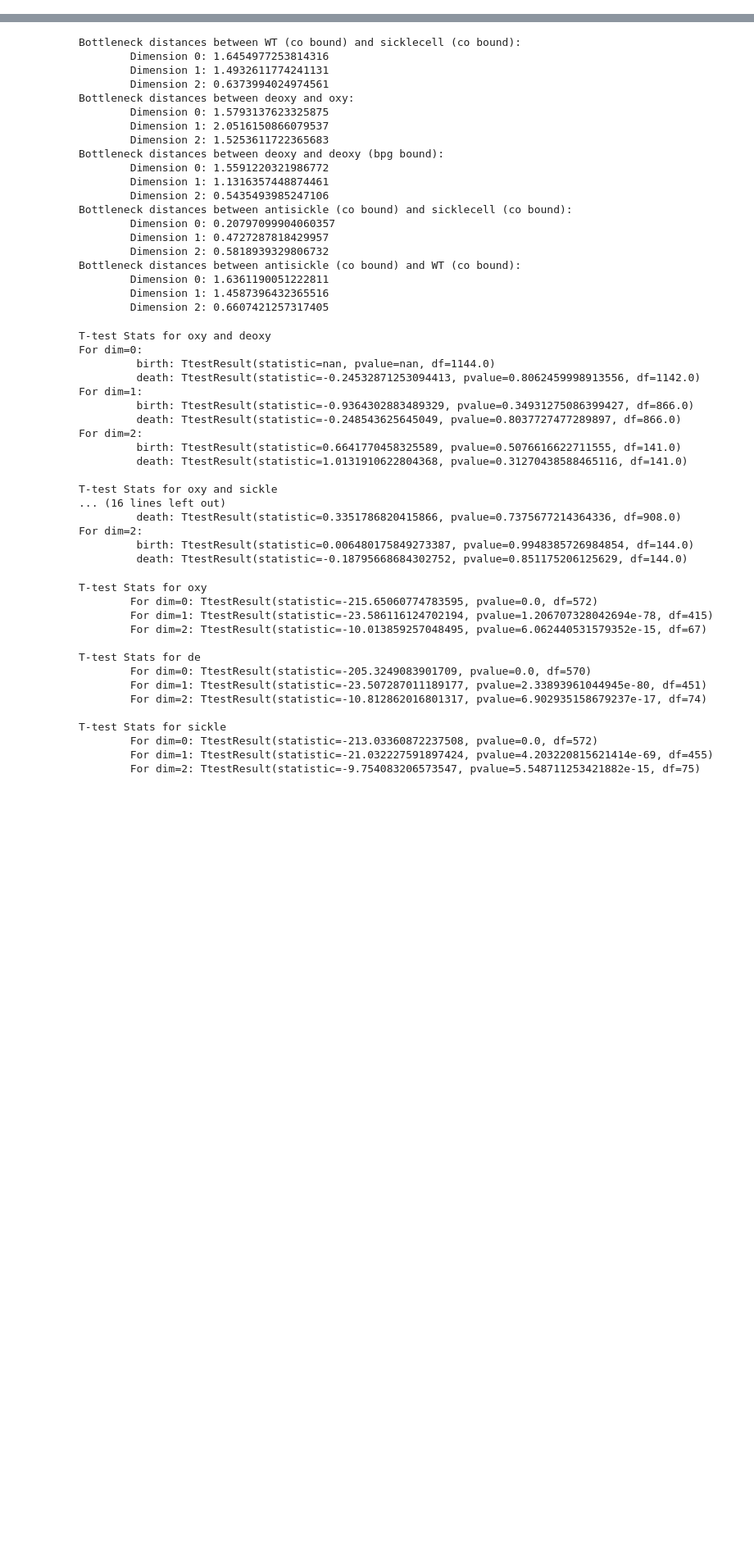
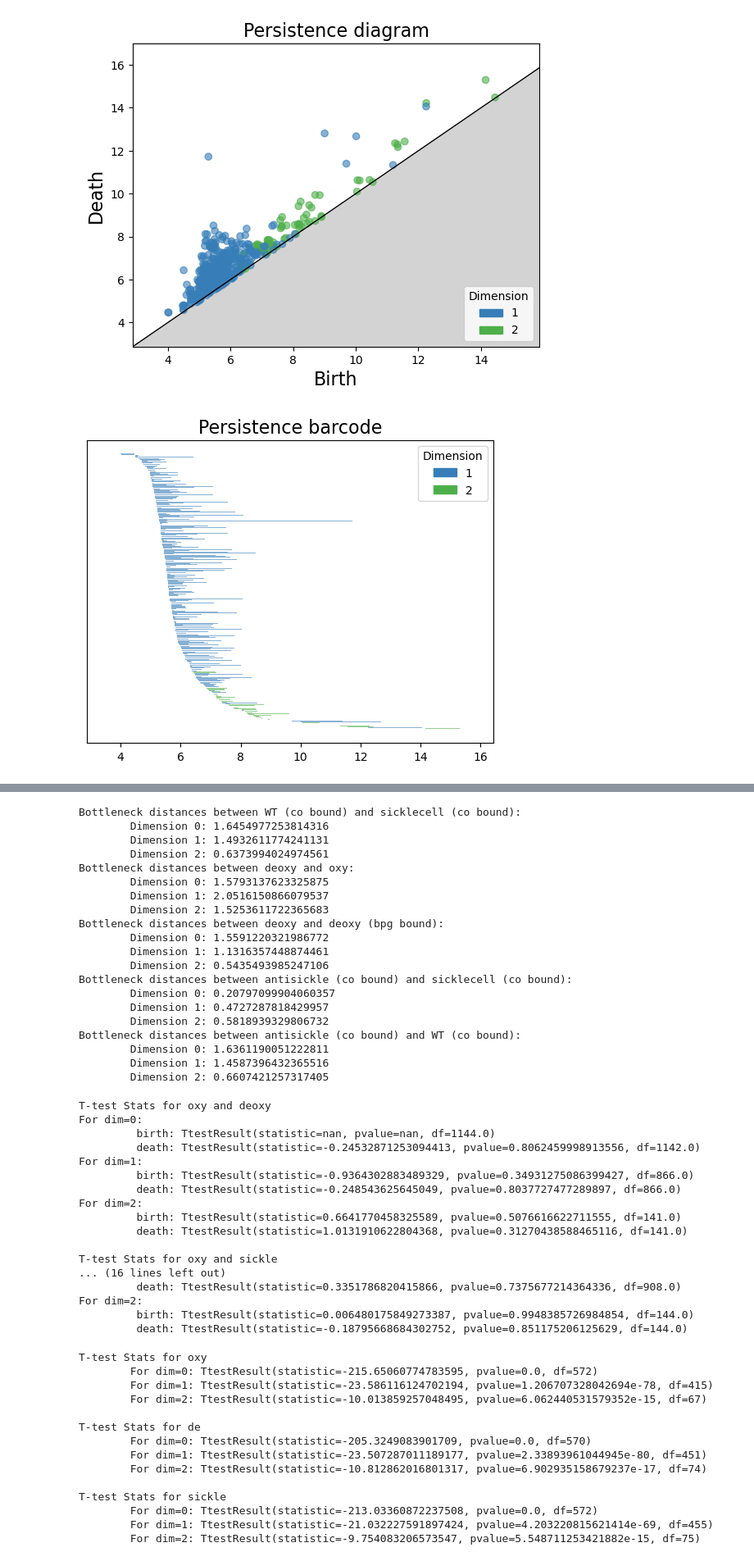
Before and after one commit to aliciabierly/cs410_finalproject, a Jupyter notebook: more_testingalicia.ipynb, the cells around one changed output, grey strips where cells are left out. Shown: that part at 82% size. Drawn from its saved outputs; the diff is of its cells as text; code cells hidden in the pictures; blank space fills up the shorter version.

```diff
--- a/more_testingalicia.ipynb
+++ b/more_testingalicia.ipynb
@@ -76,6 +76,14 @@ def plot(diagram):
     gudhi.plot_persistence_diagram(diagram)
     gudhi.plot_persistence_barcode(diagram)
     return
+
+def diagram_pullout_dim(diagram: list, dim: list):
+    new_diagram = []
+    for v in diagram:
+        d, t = v
+        if d in dim:
+            new_diagram.append(v)
+    return new_diagram
 # %%
 # deoxygenated hemiglobin data
 parser2 = PDBParser(QUIET=True)
@@ -162,0 +158,16 @@ plot(antisickle_significant_features)
+# %%
+deoxy_significant_features = diagram_pullout_dim(deoxy_diagram, dim=[1, 2])
+plot(deoxy_significant_features)
+oxy_significant_features = diagram_pullout_dim(oxy_diagram, dim=[1, 2])
+plot(oxy_significant_features)
+sicklecell_significant_features = diagram_pullout_dim(sicklecell_diagram, dim=[1, 2])
+plot(sicklecell_significant_features)
+co_significant_features = diagram_pullout_dim(co_diagram, dim=[1, 2])
+plot(co_significant_features)
+#eoxybpg_significant_features = diagram_pullout_dim(deoxybpg_diagram, dim=[1, 2])
+#plot(deoxybpg_significant_features)
+#antisickle_significant_features = diagram_pullout_dim(antisickle_diagram, dim=[1, 2])
+#plot(antisickle_significant_features)
+# %% [output]
+[figure, added]
+[figure, added]
```
Also changed, not shown: parts of 3 cells of this notebook.
